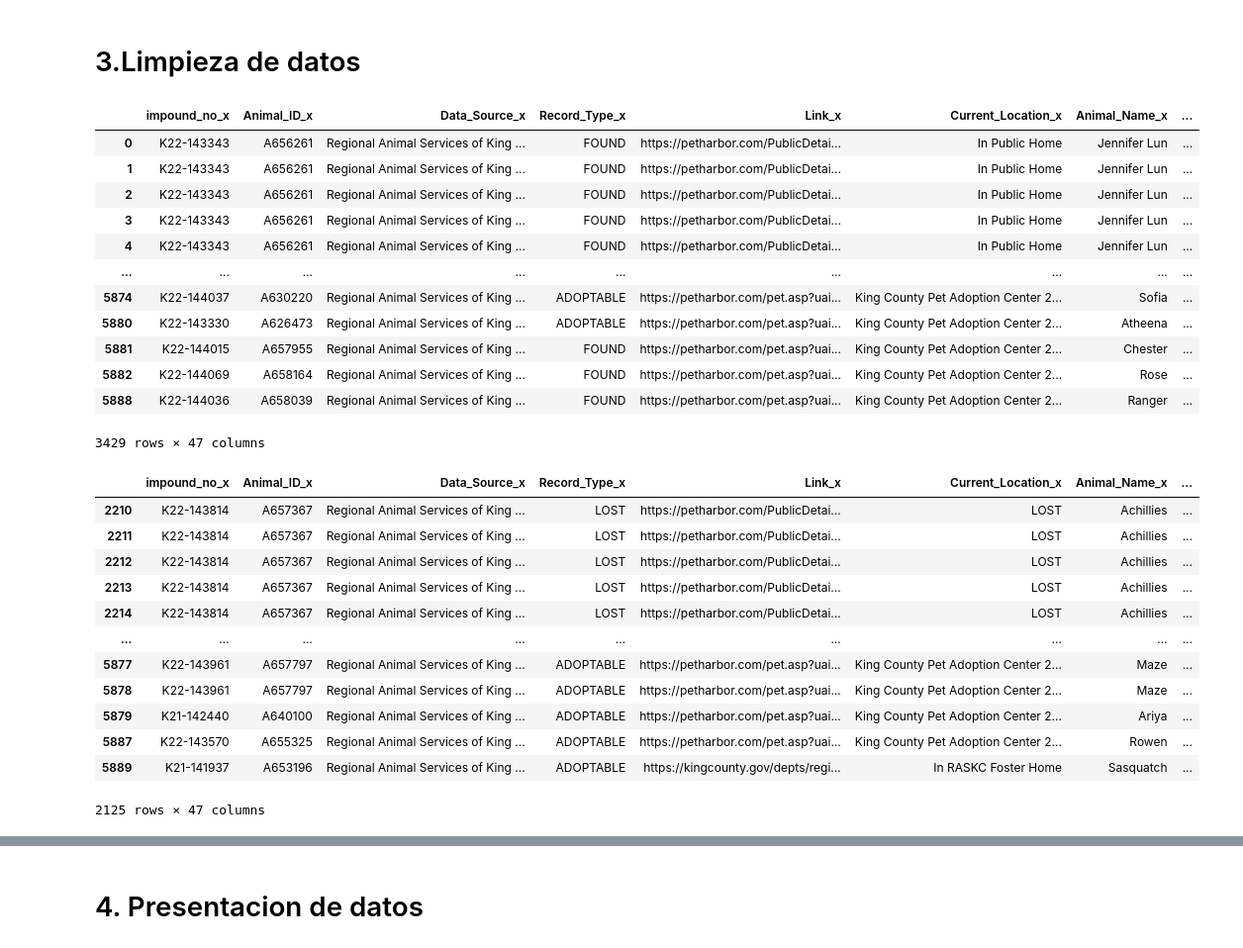
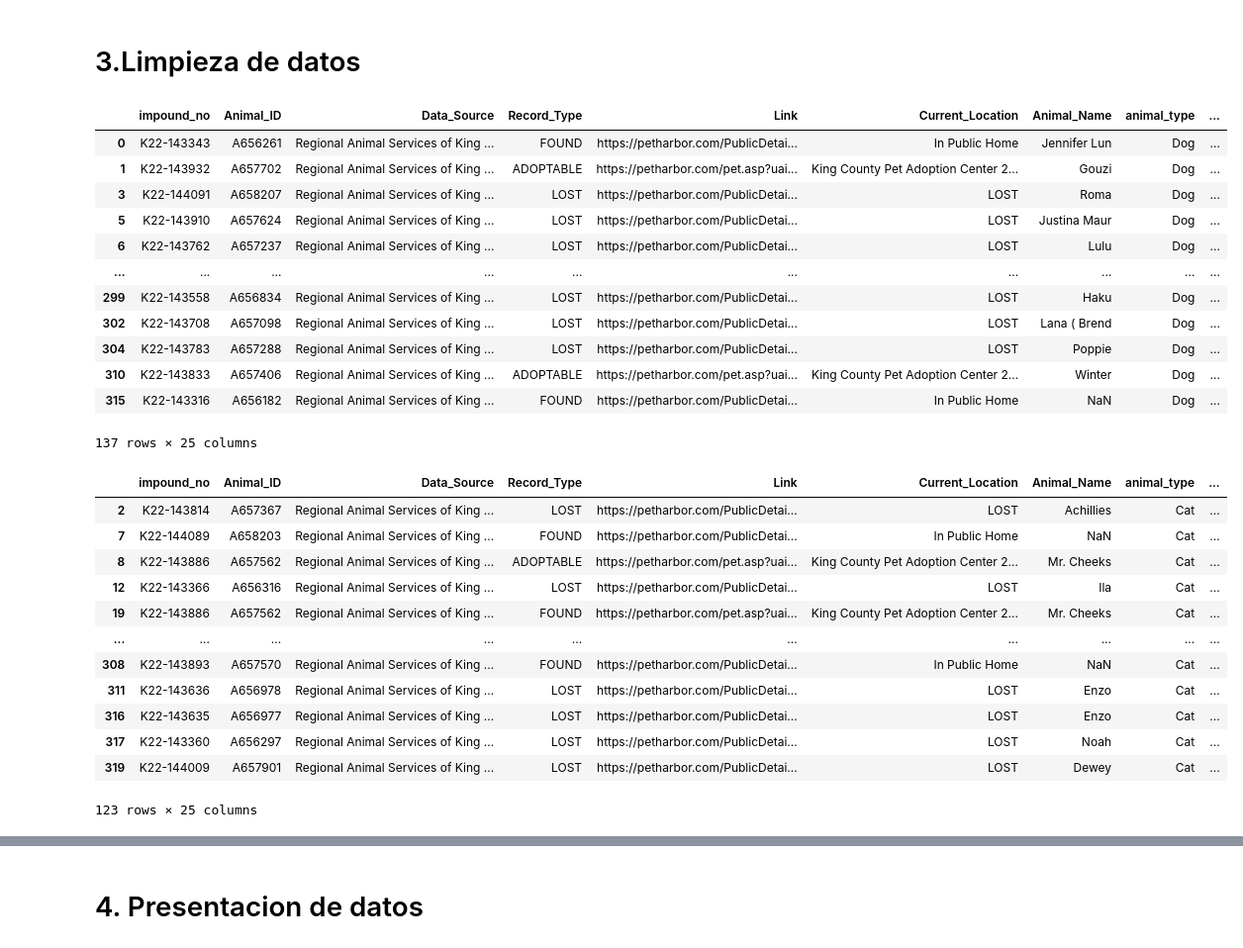
Before and after one commit to Rociotorrano/analisis_adopcion, a Jupyter notebook: Analisis sobre las adopciones.ipynb, the cells around one changed output, grey strips where cells are left out. Shown at 99% size. Saved outputs shown, nothing was run; the diff lists cells and outputs as text; code cells hidden in the pictures.

```diff
--- a/Analisis sobre las adopciones.ipynb
+++ b/Analisis sobre las adopciones.ipynb
@@ -29,5 +31,6 @@ import pandas as pd
 # %%
-pd.read_csv("dogs.csv")
+df = pd.read_csv("Datos/dogs.csv")
+df.head()
 # %% [output]
 |  | impound_no | Animal_ID | Data_Source | Record_Type | Link | Current_Location | Animal_Name | animal_type | ... |
 | 0 | K22-143343 | A656261 | Regional Animal Services of King ... | FOUND | https://petharbor.com/PublicDetai... | In Public Home | Jennifer Lun | Dog | ... |
@@ -45,5 +42,3 @@ pd.read_csv("dogs.csv")
-# %%
-df = pd.read_csv("dogs.csv")
 # %% [markdown]
 # 2. Exploracion
 # %%
@@ -131,33 +116,33 @@ merged = merged.drop_duplicates()
 # %%
-merged[merged.animal_type == 'Dog']
+df[df.animal_type == 'Dog']
 # %% [output]
-|  | impound_no_x | Animal_ID_x | Data_Source_x | Record_Type_x | Link_x | Current_Location_x | Animal_Name_x | ... |
-| 0 | K22-143343 | A656261 | Regional Animal Services of King ... | FOUND | https://petharbor.com/PublicDetai... | In Public Home | Jennifer Lun | ... |
-| 1 | K22-143343 | A656261 | Regional Animal Services of King ... | FOUND | https://petharbor.com/PublicDetai... | In Public Home | Jennifer Lun | ... |
-| 2 | K22-143343 | A656261 | Regional Animal Services of King ... | FOUND | https://petharbor.com/PublicDetai... | In Public Home | Jennifer Lun | ... |
-| 3 | K22-143343 | A656261 | Regional Animal Services of King ... | FOUND | https://petharbor.com/PublicDetai... | In Public Home | Jennifer Lun | ... |
-| 4 | K22-143343 | A656261 | Regional Animal Services of King ... | FOUND | https://petharbor.com/PublicDetai... | In Public Home | Jennifer Lun | ... |
-| ... | ... | ... | ... | ... | ... | ... | ... | ... |
-| 5874 | K22-144037 | A630220 | Regional Animal Services of King ... | ADOPTABLE | https://petharbor.com/pet.asp?uai... | King County Pet Adoption Center 2... | Sofia | ... |
-| 5880 | K22-143330 | A626473 | Regional Animal Services of King ... | ADOPTABLE | https://petharbor.com/pet.asp?uai... | King County Pet Adoption Center 2... | Atheena | ... |
-| 5881 | K22-144015 | A657955 | Regional Animal Services of King ... | FOUND | https://petharbor.com/pet.asp?uai... | King County Pet Adoption Center 2... | Chester | ... |
-| 5882 | K22-144069 | A658164 | Regional Animal Services of King ... | FOUND | https://petharbor.com/pet.asp?uai... | King County Pet Adoption Center 2... | Rose | ... |
-| 5888 | K22-144036 | A658039 | Regional Animal Services of King ... | FOUND | https://petharbor.com/pet.asp?uai... | King County Pet Adoption Center 2... | Ranger | ... |
+|  | impound_no | Animal_ID | Data_Source | Record_Type | Link | Current_Location | Animal_Name | animal_type | ... |
+| 0 | K22-143343 | A656261 | Regional Animal Services of King ... | FOUND | https://petharbor.com/PublicDetai... | In Public Home | Jennifer Lun | Dog | ... |
+| 1 | K22-143932 | A657702 | Regional Animal Services of King ... | ADOPTABLE | https://petharbor.com/pet.asp?uai... | King County Pet Adoption Center 2... | Gouzi | Dog | ... |
+| 3 | K22-144091 | A658207 | Regional Animal Services of King ... | LOST | https://petharbor.com/PublicDetai... | LOST | Roma | Dog | ... |
+| 5 | K22-143910 | A657624 | Regional Animal Services of King ... | LOST | https://petharbor.com/PublicDetai... | LOST | Justina Maur | Dog | ... |
+| 6 | K22-143762 | A657237 | Regional Animal Services of King ... | LOST | https://petharbor.com/PublicDetai... | LOST | Lulu | Dog | ... |
+| ... | ... | ... | ... | ... | ... | ... | ... | ... | ... |
+| 299 | K22-143558 | A656834 | Regional Animal Services of King ... | LOST | https://petharbor.com/PublicDetai... | LOST | Haku | Dog | ... |
+| 302 | K22-143708 | A657098 | Regional Animal Services of King ... | LOST | https://petharbor.com/PublicDetai... | LOST | Lana ( Brend | Dog | ... |
+| 304 | K22-143783 | A657288 | Regional Animal Services of King ... | LOST | https://petharbor.com/PublicDetai... | LOST | Poppie | Dog | ... |
+| 310 | K22-143833 | A657406 | Regional Animal Services of King ... | ADOPTABLE | https://petharbor.com/pet.asp?uai... | King County Pet Adoption Center 2... | Winter | Dog | ... |
+| 315 | K22-143316 | A656182 | Regional Animal Services of King ... | FOUND | https://petharbor.com/PublicDetai... | In Public Home | NaN | Dog | ... |
-3429 rows × 47 columns
+137 rows × 25 columns
 # %%
-merged[merged.animal_type == 'Cat']
+df[df.animal_type == 'Cat']
 # %% [output]
-|  | impound_no_x | Animal_ID_x | Data_Source_x | Record_Type_x | Link_x | Current_Location_x | Animal_Name_x | ... |
-| 2210 | K22-143814 | A657367 | Regional Animal Services of King ... | LOST | https://petharbor.com/PublicDetai... | LOST | Achillies | ... |
-| 2211 | K22-143814 | A657367 | Regional Animal Services of King ... | LOST | https://petharbor.com/PublicDetai... | LOST | Achillies | ... |
-| 2212 | K22-143814 | A657367 | Regional Animal Services of King ... | LOST | https://petharbor.com/PublicDetai... | LOST | Achillies | ... |
-| 2213 | K22-143814 | A657367 | Regional Animal Services of King ... | LOST | https://petharbor.com/PublicDetai... | LOST | Achillies | ... |
-| 2214 | K22-143814 | A657367 | Regional Animal Services of King ... | LOST | https://petharbor.com/PublicDetai... | LOST | Achillies | ... |
-| ... | ... | ... | ... | ... | ... | ... | ... | ... |
-| 5877 | K22-143961 | A657797 | Regional Animal Services of King ... | ADOPTABLE | https://petharbor.com/pet.asp?uai... | King County Pet Adoption Center 2... | Maze | ... |
-| 5878 | K22-143961 | A657797 | Regional Animal Services of King ... | ADOPTABLE | https://petharbor.com/pet.asp?uai... | King County Pet Adoption Center 2... | Maze | ... |
-| 5879 | K21-142440 | A640100 | Regional Animal Services of King ... | ADOPTABLE | https://petharbor.com/pet.asp?uai... | King County Pet Adoption Center 2... | Ariya | ... |
-| 5887 | K22-143570 | A655325 | Regional Animal Services of King ... | ADOPTABLE | https://petharbor.com/pet.asp?uai... | King County Pet Adoption Center 2... | Rowen | ... |
-| 5889 | K21-141937 | A653196 | Regional Animal Services of King ... | ADOPTABLE | https://kingcounty.gov/depts/regi... | In RASKC Foster Home | Sasquatch | ... |
+|  | impound_no | Animal_ID | Data_Source | Record_Type | Link | Current_Location | Animal_Name | animal_type | ... |
+| 2 | K22-143814 | A657367 | Regional Animal Services of King ... | LOST | https://petharbor.com/PublicDetai... | LOST | Achillies | Cat | ... |
+| 7 | K22-144089 | A658203 | Regional Animal Services of King ... | FOUND | https://petharbor.com/PublicDetai... | In Public Home | NaN | Cat | ... |
+| 8 | K22-143886 | A657562 | Regional Animal Services of King ... | ADOPTABLE | https://petharbor.com/pet.asp?uai... | King County Pet Adoption Center 2... | Mr. Cheeks | Cat | ... |
+| 12 | K22-143366 | A656316 | Regional Animal Services of King ... | LOST | https://petharbor.com/PublicDetai... | LOST | Ila | Cat | ... |
+| 19 | K22-143886 | A657562 | Regional Animal Services of King ... | FOUND | https://petharbor.com/pet.asp?uai... | King County Pet Adoption Center 2... | Mr. Cheeks | Cat | ... |
+| ... | ... | ... | ... | ... | ... | ... | ... | ... | ... |
+| 308 | K22-143893 | A657570 | Regional Animal Services of King ... | FOUND | https://petharbor.com/PublicDetai... | In Public Home | NaN | Cat | ... |
+| 311 | K22-143636 | A656978 | Regional Animal Services of King ... | LOST | https://petharbor.com/PublicDetai... | LOST | Enzo | Cat | ... |
+| 316 | K22-143635 | A656977 | Regional Animal Services of King ... | LOST | https://petharbor.com/PublicDetai... | LOST | Enzo | Cat | ... |
+| 317 | K22-143360 | A656297 | Regional Animal Services of King ... | LOST | https://petharbor.com/PublicDetai... | LOST | Noah | Cat | ... |
+| 319 | K22-144009 | A657901 | Regional Animal Services of King ... | LOST | https://petharbor.com/PublicDetai... | LOST | Dewey | Cat | ... |
-2125 rows × 47 columns
+123 rows × 25 columns
 # %%
```
Also changed, not shown: parts of 16 cells of this notebook, 1 other file.
